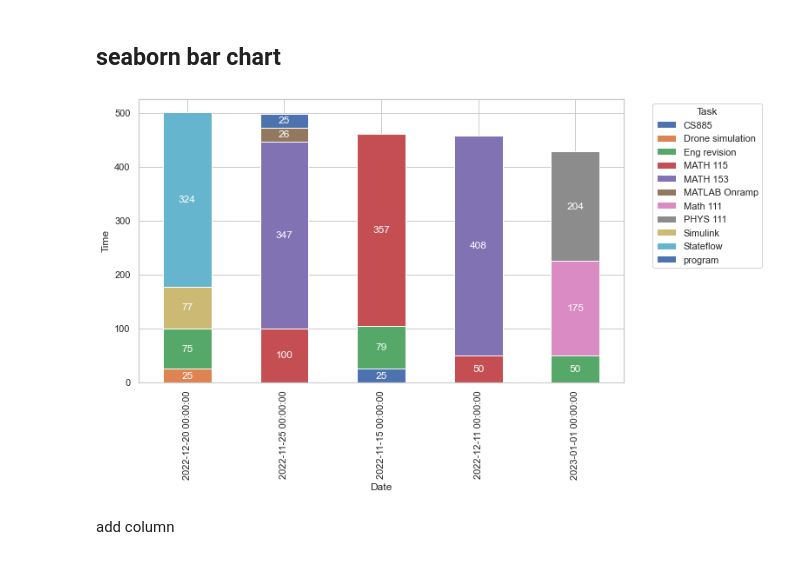
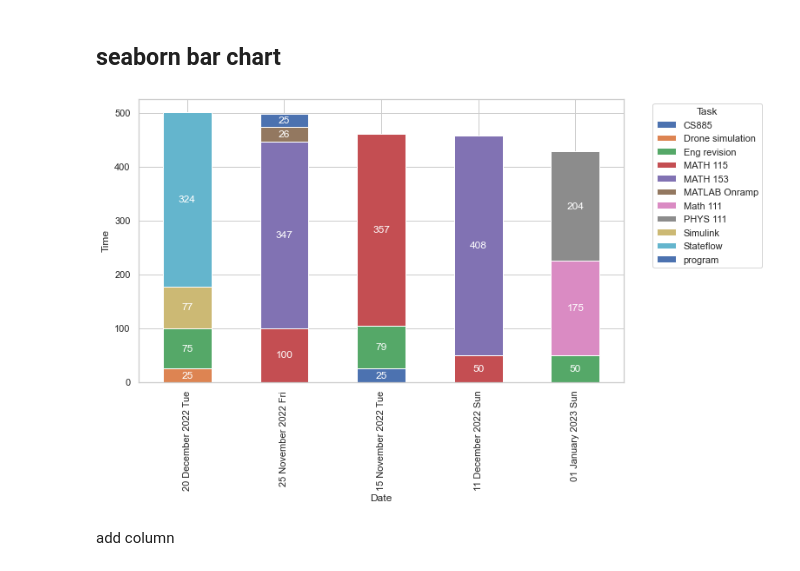
Before and after one commit to itszehrakaya/study-analysis, a Jupyter notebook: data_manipulation.ipynb, the cells around one changed output. Saved outputs shown, nothing was run; the diff lists cells and outputs as text; code cells hidden in the pictures.

```diff
--- a/data_manipulation.ipynb
+++ b/data_manipulation.ipynb
@@ -271,31 +271,31 @@ plt.show()
 # %%
 sns_df = unstacked_df
 
 max_dates = sns_df.sum(axis=1).nlargest().index
 
 get_max = sns_df.loc[max_dates]
 
 # get nonzero columns
 get_max = get_max.loc[:, (get_max != 0).any(axis=0)]
-
+get_max.index = get_max.index.strftime('%d %B %Y %a')
 sns.set(style='whitegrid')
 
 ax = get_max.plot(kind='bar', stacked=True, figsize=(10, 6))
 ax.set_xlabel('Date')
 ax.set_ylabel('Time')
 ax.legend(title='Task', bbox_to_anchor=(1.05, 1), loc='upper left')
 
 # Add values on each bar
 for patch in ax.patches:
     x = patch.get_x() + patch.get_width() / 2
     y = patch.get_y() + patch.get_height() / 2
     value = f"{patch.get_height():.0f}"
     if patch.get_height() != 0:
         ax.text(x, y, value, ha='center', va='center', color='white')
 
 plt.show()
 # %% [output]
-[figure, old version]
+[figure, new version]
 # %% [markdown]
 add column
 # %%
```
